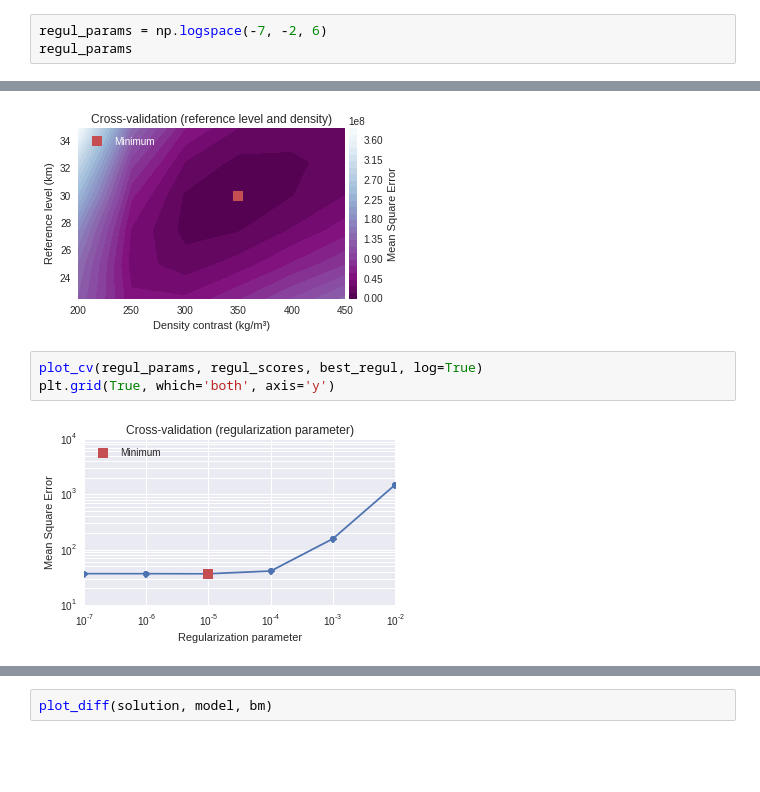
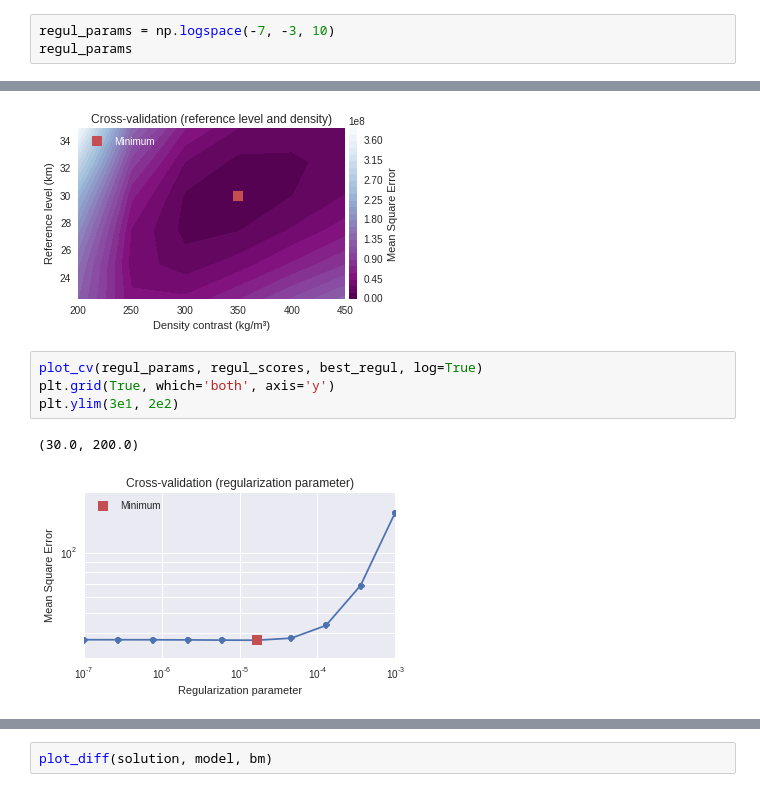
Before and after one commit to pinga-lab/paper-moho-inversion-tesseroids, a Jupyter notebook: notebooks/synthetic-crust1-south-america.ipynb, the cells around one changed output, grey strips where cells are left out. Saved outputs shown, nothing was run; the diff lists cells and outputs as text; blank space fills up the shorter version.

Commit message:
Ran with more regul params. Not much better

```diff
--- a/notebooks/synthetic-crust1-south-america.ipynb
+++ b/notebooks/synthetic-crust1-south-america.ipynb
@@ -448,6 +448,6 @@ def take_best(scores, best_reguls, regul_scores, solutions):
 
 These are the values of the regularization parameter, reference level, and density contrast that we'll use.
 # %%
-regul_params = np.logspace(-7, -2, 6)
+regul_params = np.logspace(-7, -3, 10)
 regul_params
 # %% [output]
@@ -498,8 +500,10 @@ plot_cv_ref_dens(densities, reference_levels, scores, best_dens, best_ref)
 # %%
 plot_cv(regul_params, regul_scores, best_regul, log=True)
 plt.grid(True, which='both', axis='y')
+plt.ylim(3e1, 2e2)
 # %% [output]
+(30.0, 200.0)
-[figure, old version]
+[figure, new version]
 # %%
 plot_fit(lat, lon, data, solution, bm)
 # %% [output]
```
Also changed, not shown: parts of 9 cells of this notebook.
